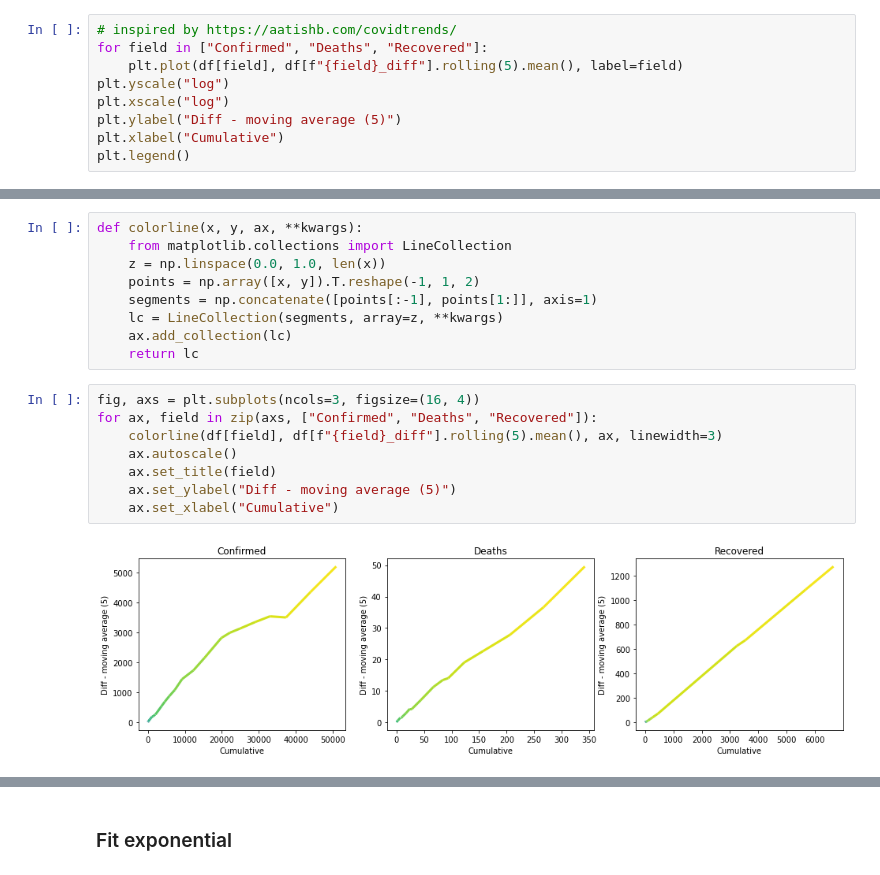
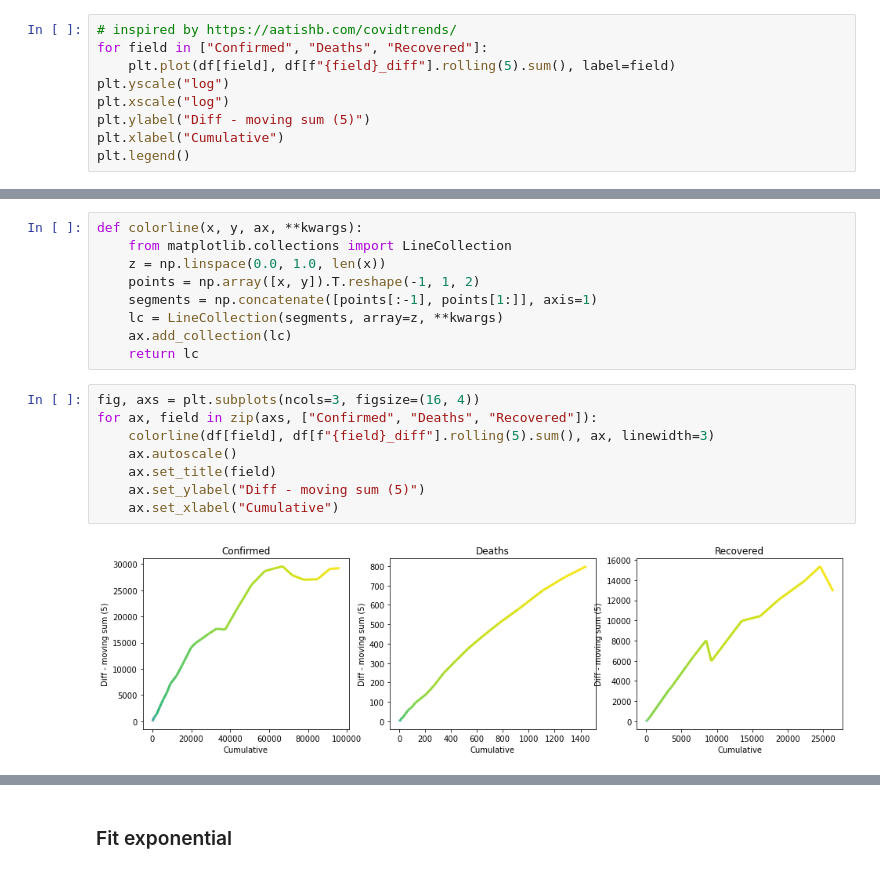
Before and after one commit to nikoladze/COVID-19, a Jupyter notebook: plot.ipynb, the cells around one changed output, grey strips where cells are left out. Cells and saved outputs as stored; diff of their text form.

```diff
--- a/plot.ipynb
+++ b/plot.ipynb
@@ -84,10 +84,10 @@ ax.set_yscale("log")
 # %%
 # inspired by https://aatishb.com/covidtrends/
 for field in ["Confirmed", "Deaths", "Recovered"]:
-    plt.plot(df[field], df[f"{field}_diff"].rolling(5).mean(), label=field)
+    plt.plot(df[field], df[f"{field}_diff"].rolling(5).sum(), label=field)
 plt.yscale("log")
 plt.xscale("log")
-plt.ylabel("Diff - moving average (5)")
+plt.ylabel("Diff - moving sum (5)")
 plt.xlabel("Cumulative")
 plt.legend()
 # %% [output]
@@ -105,13 +105,13 @@ def colorline(x, y, ax, **kwargs):
 # %%
 fig, axs = plt.subplots(ncols=3, figsize=(16, 4))
 for ax, field in zip(axs, ["Confirmed", "Deaths", "Recovered"]):
-    colorline(df[field], df[f"{field}_diff"].rolling(5).mean(), ax, linewidth=3)
+    colorline(df[field], df[f"{field}_diff"].rolling(5).sum(), ax, linewidth=3)
     ax.autoscale()
     ax.set_title(field)
-    ax.set_ylabel("Diff - moving average (5)")
+    ax.set_ylabel("Diff - moving sum (5)")
     ax.set_xlabel("Cumulative")
 # %% [output]
-[figure, old version]
+[figure, new version]
 # %%
 axs = df.iloc[-30:].plot.bar(
     x="date",
```
Also changed, not shown: parts of 18 cells of this notebook.
